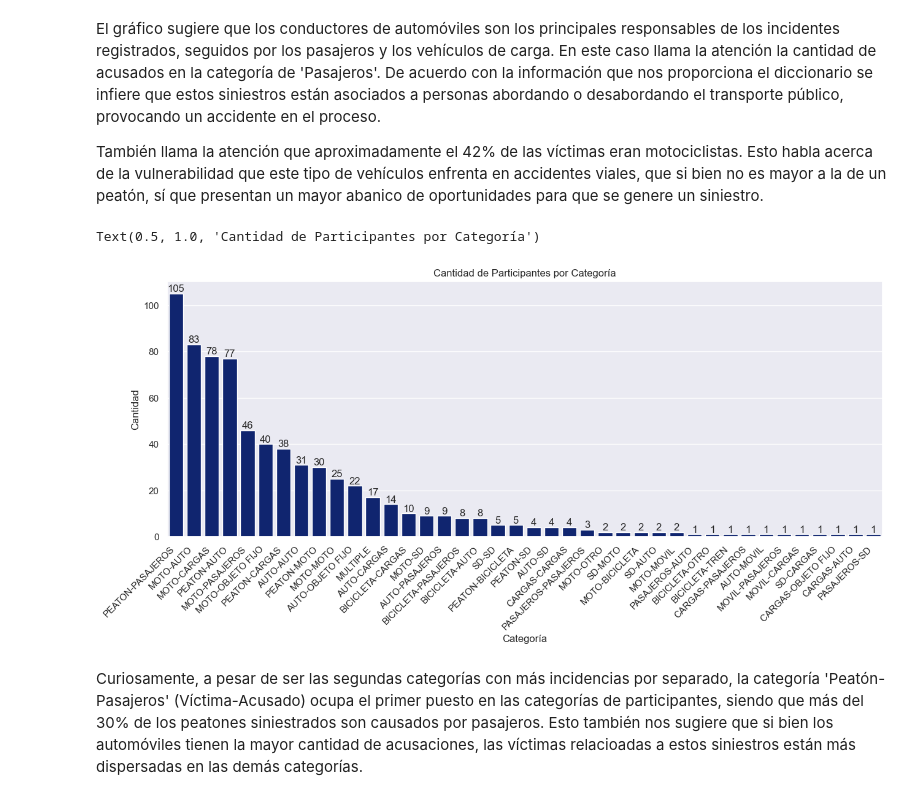
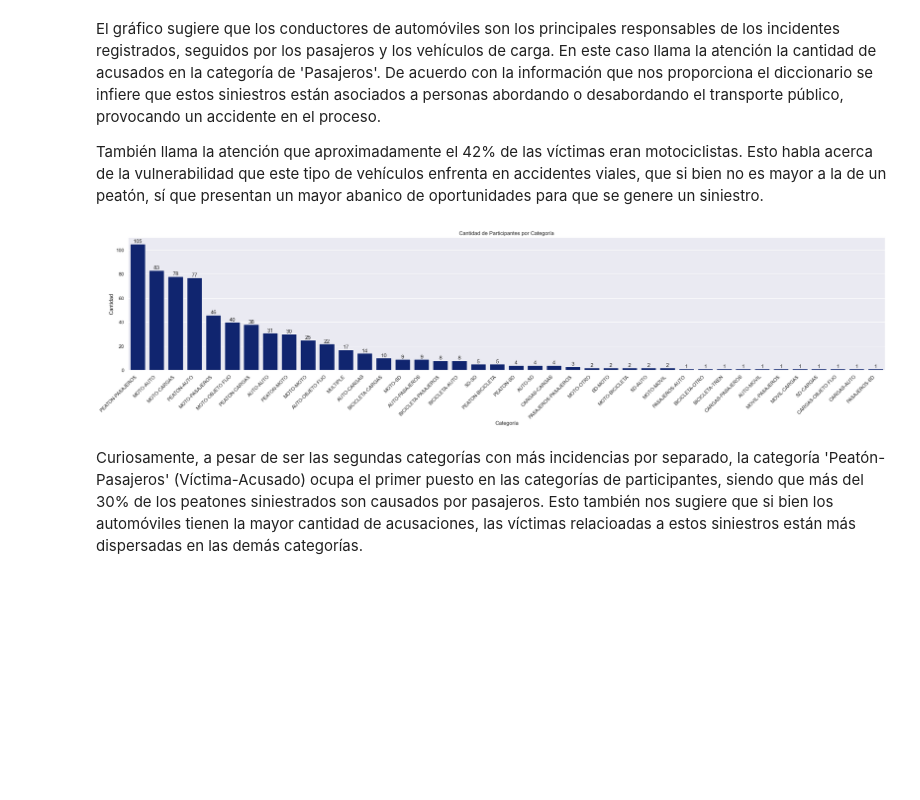
Before and after one commit to JBSosa/DA_Siniestros, a Jupyter notebook: Notebooks/EDA_PT2.ipynb, the cells around one changed output. Drawn from its saved outputs; the diff is of its cells as text; code cells hidden in the pictures; blank space fills up the shorter version.

```diff
--- a/Notebooks/EDA_PT2.ipynb
+++ b/Notebooks/EDA_PT2.ipynb
@@ -161,16 +237,25 @@ plt.show()
 # %% [markdown]
 Observando la distribución agrupada por hora se puede observar un pico a las 6 y 7 de la mañana, y otro a las 9, lo cual podría explicarse por la cantidad de personas moviéndose a sus trabajos.
 # %%
-data = homicidiosHechosDf[homicidiosHechosDf['hh'] != 'SD']['hh'].astype(int).round(0).reset_index()
+# Creamos los datos de los homicidios donde la hora no es 'SD' convirtiéndolos en int
+data = homicidiosHechosDf[
+    homicidiosHechosDf['hh'] != 'SD'
+]['hh'].astype(int).round(0).reset_index()
+
+# Creamos la figura
 plt.figure(figsize = (15, 5))
+# Asignamos la hora como 'x'
 ax = sns.countplot(data = data.sort_values('hh'), x = 'hh')
+# Se añade el conteo a cada barra
 for label in ax.containers:
     ax.bar_label(label)
+# Se configura el gráfico
 plt.ylabel('Cantidad de Homicidios')
 plt.xlabel('Hora')
 plt.xticks(rotation=45, ha='right')
 plt.title('Hora del Día con Mayor No. de Homicidios')
 plt.tight_layout()
+# Se muestra el gráfico
 plt.show()
 # %% [output]
 [figure]
@@ -330,23 +435,28 @@ El gráfico sugiere que los conductores de automóviles son los principales resp
 
 También llama la atención que aproximadamente el 42% de las víctimas eran motociclistas. Esto habla acerca de la vulnerabilidad que este tipo de vehículos enfrenta en accidentes viales, que si bien no es mayor a la de un peatón, sí que presentan un mayor abanico de oportunidades para que se genere un siniestro.
 # %%
+# Creamos un órden para el eje x del primer subplot basado en la cantidad de participantes
 orderA = homicidiosHechosDf['participantes'].value_counts().reset_index()
 orderA.columns = ['participantes', 'count']
 orderA = orderA.sort_values(by='count', ascending=False)
 
+# Creamos la figura
 plt.figure(figsize = (25, 5))
-plt.subplot(1, 2, 1)
+# Se establece la columna de participantes como 'x'
 ax = sns.countplot(data = homicidiosHechosDf, x = 'participantes', order=orderA['participantes'])
+# Se configura el gráfico
 for label in ax.containers:
     ax.bar_label(label)
 plt.ylabel('Cantidad')
 plt.tight_layout()
 plt.xlabel('Categoría')
 plt.xticks(rotation=45, ha='right')
 plt.title('Cantidad de Participantes por Categoría')
+
+# Se muestra el gráfico
+plt.show()
 # %% [output]
-Text(0.5, 1.0, 'Cantidad de Participantes por Categoría')
-[figure, old version]
+[figure, new version]
 # %% [markdown]
 Curiosamente, a pesar de ser las segundas categorías con más incidencias por separado, la categoría 'Peatón-Pasajeros' (Víctima-Acusado) ocupa el primer puesto en las categorías de participantes, siendo que más del 30% de los peatones siniestrados son causados por pasajeros. Esto también nos sugiere que si bien los automóviles tienen la mayor cantidad de acusaciones, las víctimas relacioadas a estos siniestros están más dispersadas en las demás categorías.
 # %% [markdown]
```
Also changed, not shown: parts of 16 cells of this notebook, 3 other files.
